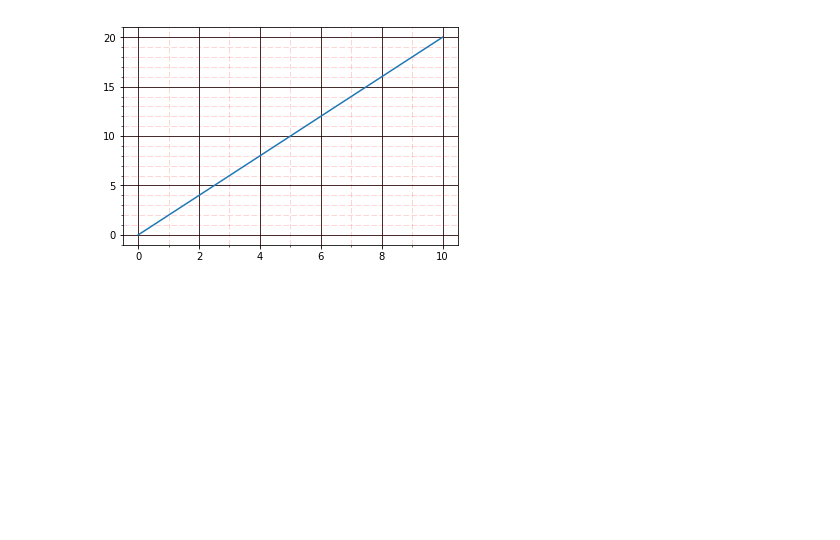
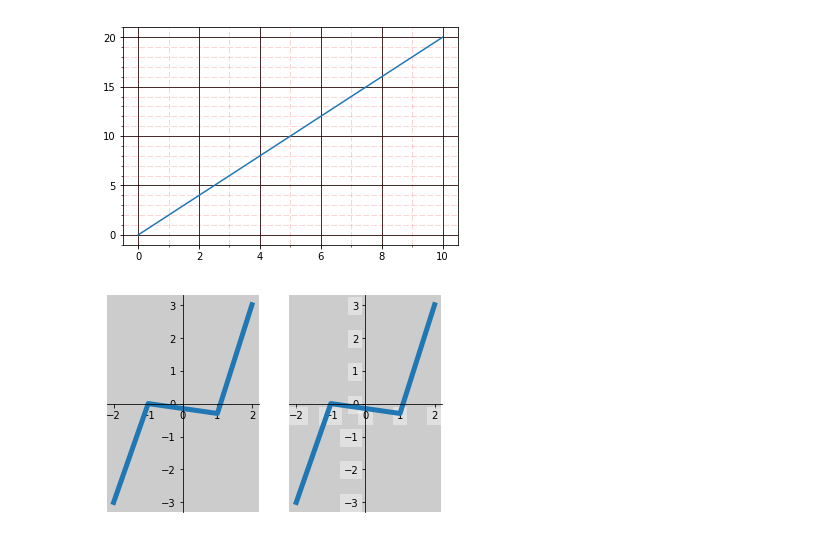
Before and after one commit to wklchris/Note-by-Jupyter, a Jupyter notebook: Python/Matplotlib.ipynb, the cells around one changed output. Cells and saved outputs as stored; diff of their text form; code cells hidden in the pictures; blank space fills up the shorter version.

```diff
--- a/Python/Matplotlib.ipynb
+++ b/Python/Matplotlib.ipynb
@@ -386,3 +445,27 @@ ax.grid(which='minor', linestyle='--', color='r', alpha=0.2)
 plt.show()
 # %% [output]
 [figure]
+# %%
+# 图像遮挡住坐标轴标签的解决方法（待修改）
+
+plt.close('all')
+fig, (ax1, ax2) = plt.subplots(1, 2)
+
+ax1.plot([-2, -1, 1, 2], [-3, 0, -0.3, 3], linewidth=5)
+ax2.plot([-2, -1, 1, 2], [-3, 0, -0.3, 3], linewidth=5)
+
+# 设置坐标轴位置
+for ax in (ax1, ax2):
+    ax.spines['right'].set_visible(False)
+    ax.spines['top'].set_visible(False)
+    ax.spines['bottom'].set_position(('data', 0))
+    ax.spines['left'].set_position(('data', 0))
+    ax.set_facecolor((0.8, 0.8, 0.8))  # 整个背景的颜色
+
+# 解决方法 <这一步因为未知原因标签没能显示在线的上方>
+for label in ax2.get_xticklabels() + ax2.get_yticklabels():
+    label.set_bbox(dict(facecolor='white', edgecolor='None', alpha=0.4))
+
+plt.show()
+# %% [output]
+[figure, added]
```
Also changed, not shown: parts of 8 cells of this notebook, 3 other files.
